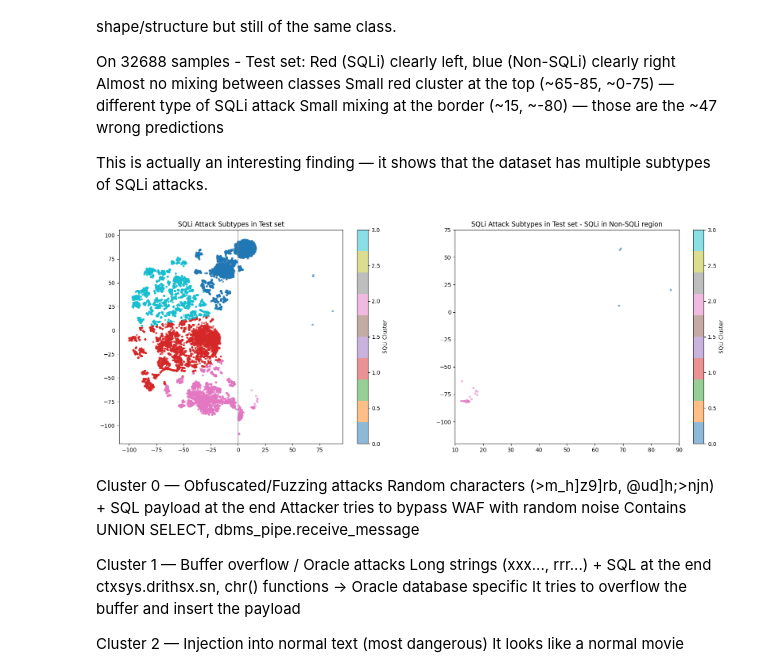
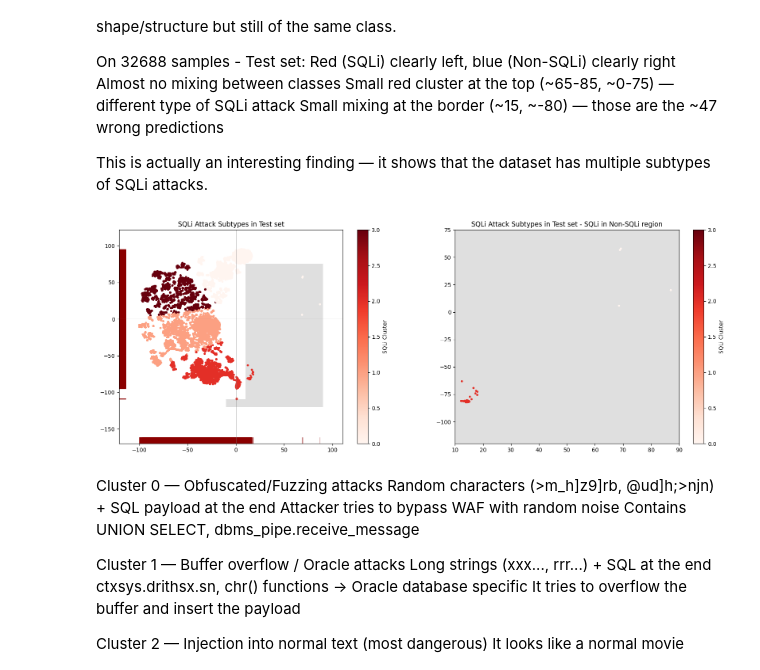
Before and after one commit to viserionnina/bert-sqli-detection, a Jupyter notebook: notebooks/training.ipynb, the cells around one changed output. Cells and saved outputs as stored; diff of their text form; code cells hidden in the pictures.

Commit message:
Changed visuals from Subtypes of SQLi attacks in the test set and other visuals connecting them

```diff
--- a/notebooks/training.ipynb
+++ b/notebooks/training.ipynb
@@ -939,37 +939,51 @@ This is actually an interesting finding — it shows that the dataset has multip
 # %%
 #Subtypes of SQLi attacks in the test set
 from sklearn.cluster import KMeans
+from matplotlib.patches import Rectangle
 
 # take only SQLi points
 sqli_idx = np.where(y == 1)
 sqli_points = X_2d[sqli_idx]
 
 kmeans = KMeans(n_clusters=4, random_state=42)
 cluster_labels = kmeans.fit_predict(sqli_points)
 
 fig, ax = plt.subplots(1,2, figsize=(20, 7))
-ax_0 = ax[0].scatter(sqli_points[:, 0], sqli_points[:, 1], c=cluster_labels, cmap='tab10', alpha=0.5, s=8)
-ax_1 = ax[1].scatter(sqli_points[:, 0], sqli_points[:, 1], c=cluster_labels, cmap='tab10', alpha=0.5, s=8)
+ax_0 = ax[0].scatter(sqli_points[:, 0], sqli_points[:, 1], c=cluster_labels, cmap='Reds', alpha=1, s=8)
+ax_1 = ax[1].scatter(sqli_points[:, 0], sqli_points[:, 1], c=cluster_labels, cmap='Reds', alpha=1, s=8)
 
 ax[1].set_xlim(10,90)
 ax[1].set_ylim(-120,75)
-ax[0].axvline(x=0, color='grey', linestyle='-', lw=1)
+
+# Grey - (x, y_start), width, height in bottom left corner, width(x1-x2), height(y1-y2), zorder - goes below points
+rect = Rectangle((10, -120), 80, 195, facecolor='grey', alpha=0.25, zorder=0, lw=1.5)
+rect2 = Rectangle((-10, -120), 20, 11, facecolor='grey', alpha=0.25, zorder=0, lw=1.5)
+rect3 = Rectangle((10, -120), 80, 195, facecolor='grey', alpha=0.25, zorder=0, lw=1.5)
+ax[0].add_patch(rect)
+ax[0].add_patch(rect2)
+ax[1].add_patch(rect3)
+import seaborn as sns
+
+sns.rugplot(x=sqli_points[:, 0], y=sqli_points[:, 1], ax=ax[0], alpha=0.4, height=0.03, color='darkred')
+
+ax[0].axvline(x=0, color='grey', linestyle='-', lw=0.5)
+ax[0].axhline(y=0, color='grey', linestyle='-', lw=0.5)
 
 plt.colorbar(ax_0, label='SQLi Cluster')
 plt.colorbar(ax_1, label='SQLi Cluster')
 ax[0].set_title('SQLi Attack Subtypes in Test set')
 ax[1].set_title('SQLi Attack Subtypes in Test set - SQLi in Non-SQLi region')
 plt.savefig('../results/sqli_clusters_test.png', dpi=300)
 plt.show()
 
 #for cluster_id in range(4):
 #    print(f"\n--- Cluster {cluster_id} ---")
 #    cluster_mask = cluster_labels == cluster_id
 #    # dohvati originalne upite tog klastera
 #    sqli_queries = test_df[test_df['label'] == 1]['query'].values
 #    print(sqli_queries[cluster_mask][:3])
 # %% [output]
-[figure, old version]
+[figure, new version]
 # %% [markdown]
 Cluster 0 — Obfuscated/Fuzzing attacks
 Random characters (>m_h]z9]rb, @ud]h;>njn) + SQL payload at the end
```
Also changed, not shown: 3 other files.
